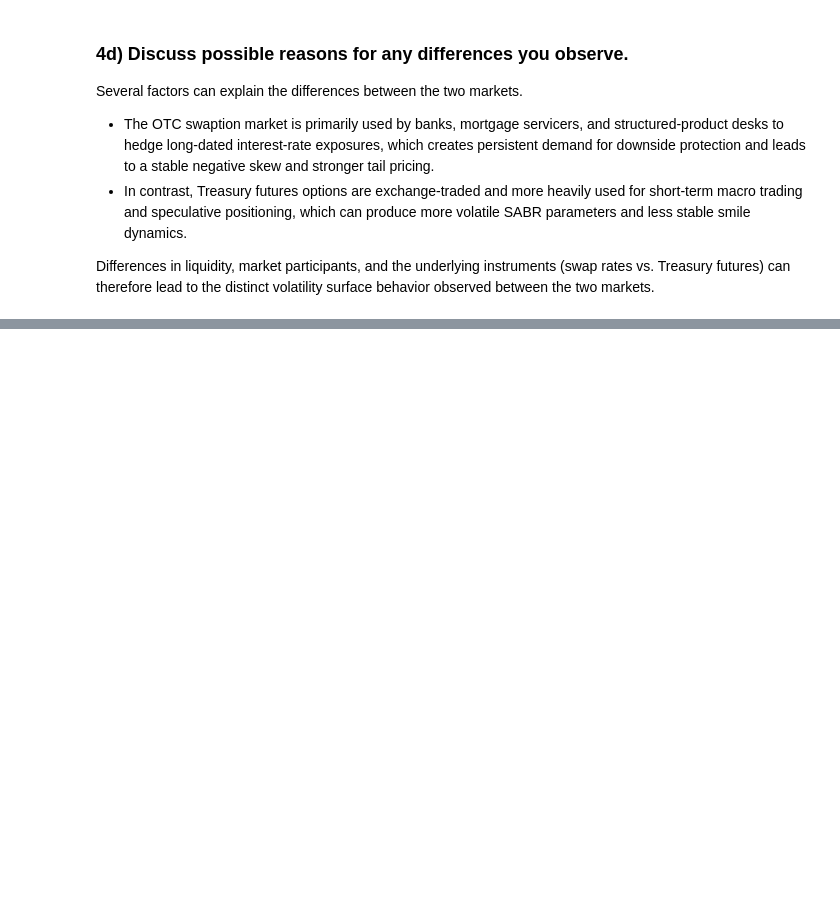
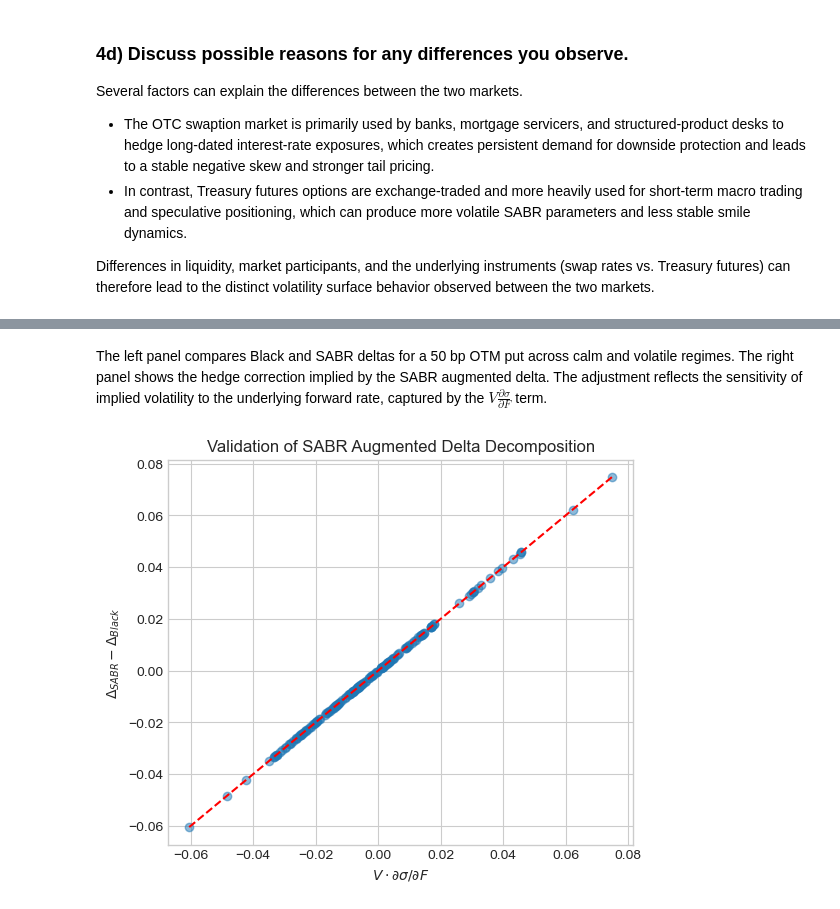
Before and after one commit to se101/Fixed-Income-Derivatives-, a Jupyter notebook: Project.ipynb, the cells around one changed output, grey strips where cells are left out. Drawn from its saved outputs; the diff is of its cells as text; code cells hidden in the pictures; blank space fills up the shorter version.

```diff
--- a/Project.ipynb
+++ b/Project.ipynb
@@ -2515 +2528,74 @@ q5_table
+# %% [markdown]
+The left panel compares Black and SABR deltas for a 50 bp OTM put across calm and volatile regimes. The right panel shows the hedge correction implied by the SABR augmented delta. The adjustment reflects the sensitivity of implied volatility to the underlying forward rate, captured by the $V\frac{\partial \sigma}{\partial F}$ term.
+# %%
+# Build validation dataset
+rows = []
+
+for _, r in sabr_ts.iterrows():
+
+    c = r["contract"]
+    d = pd.Timestamp(r["date"])
+
+    raw = ty_contracts[c].loc[ty_contracts[c]["date"] == d]
+
+    if raw.empty:
+        continue
+
+    raw = raw.iloc[0]
+
+    F = float(raw["Future Price"])
+    T = float(raw["Expiration Option"])
+
+    alpha = float(r["alpha"])
+    rho   = float(r["rho"])
+    nu    = float(r["nu"])
+
+    K = F * (1 - 50/10000)
+
+    sigma = sabr_vol(F, K, T, alpha, beta, rho, nu)
+
+    delta_black = black_delta_futures(F, K, sigma, T, cp="P")
+    vega = black_vega_futures(F, K, sigma, T)
+
+    eps = F * 1e-4
+
+    sigma_up = sabr_vol(F + eps, K, T, alpha, beta, rho, nu)
+    sigma_dn = sabr_vol(F - eps, K, T, alpha, beta, rho, nu)
+
+    dsdF = (sigma_up - sigma_dn) / (2*eps)
+
+    delta_sabr = delta_black + vega * dsdF
+
+    rows.append({
+        "vega_dsigma": vega * dsdF,
+        "delta_correction": delta_sabr - delta_black
+    })
+
+check_df = pd.DataFrame(rows)
+
+# Plot comparison
+plt.figure(figsize=(6,5))
+
+plt.scatter(
+    check_df["vega_dsigma"],
+    check_df["delta_correction"],
+    alpha=0.5
+)
+
+# 45 degree reference line
+x = np.linspace(
+    check_df["vega_dsigma"].min(),
+    check_df["vega_dsigma"].max(),
+    100
+)
+
+plt.plot(x, x, linestyle="--", color="red")
+
+plt.xlabel(r"$V \cdot \partial\sigma/\partial F$")
+plt.ylabel(r"$\Delta_{SABR} - \Delta_{Black}$")
+plt.title("Validation of SABR Augmented Delta Decomposition")
+
+plt.show()
+# %% [output]
+[figure, added]
 # %% [markdown]
```
Also changed, not shown: parts of 41 cells of this notebook.
